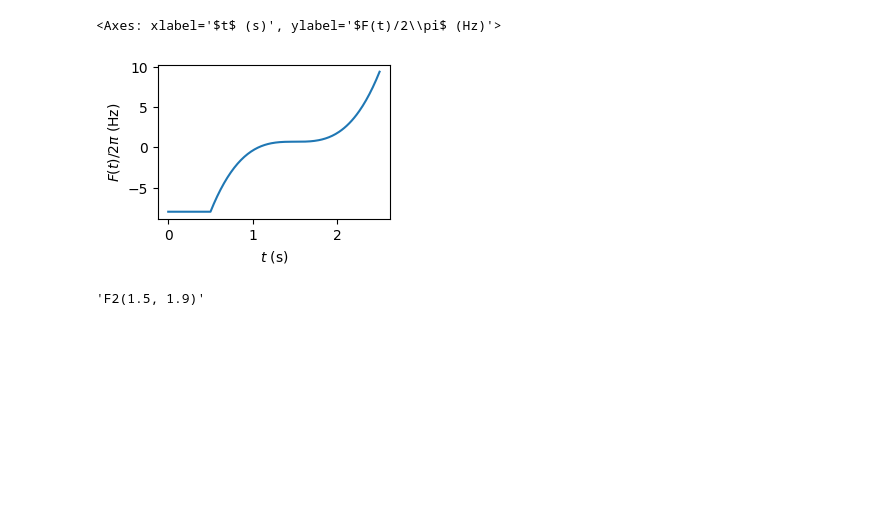
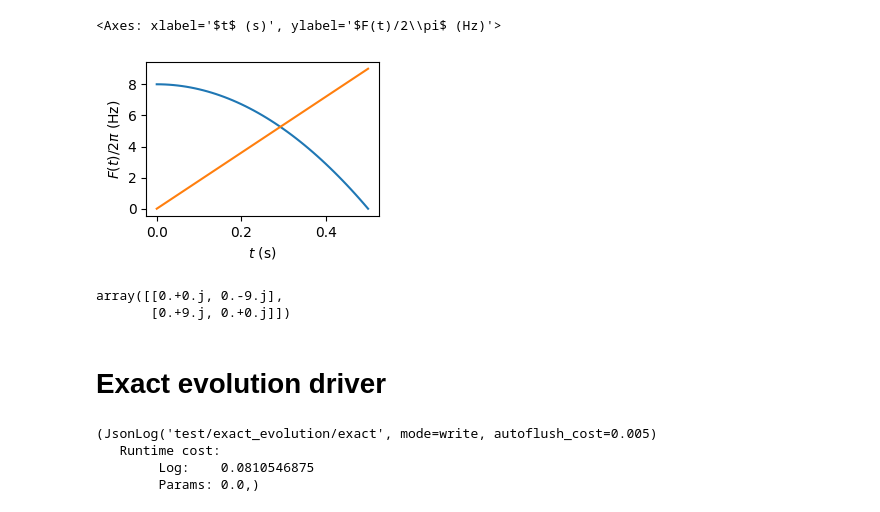
Before and after one commit to lindamauron/dynamics, a Jupyter notebook: test.ipynb, the cells around one changed output. Drawn from its saved outputs; the diff is of its cells as text; code cells hidden in the pictures; blank space fills up the shorter version.

Commit message:
Adapt exact tdvp driver from long time ago. Make things cleaner

```diff
--- a/test.ipynb
+++ b/test.ipynb
@@ -4,6 +7,6 @@ import matplotlib.pyplot as plt
 import dynamics as dn
 # %%
-F1 =  dn.frequencies.Cubic(2.0, -8, 9.4).time_shift(-0.)
-F2 = dn.frequencies.Constant(0.5, -8)
+F1 = dn.frequencies.Quadratic(0.5, 8, 0)
+F2 = dn.frequencies.Linear(0.5, 0, 9)
 
-F = F2.append(F1)
+F = F1.append(F2)
@@ -17,23 +18,12 @@ plt.plot(times, F(times)/2/3.14)
+# %%
+import netket as nk
+
+x = nk.operator.spin.sigmax(nk.hilbert.Spin(1 / 2), 0)
+y = nk.operator.spin.sigmay(nk.hilbert.Spin(1 / 2), 0)
+# %%
+H = dn.operators.hamiltonian.TimeDependentHamiltonian((x, y), (F1, F2))
 # %%
-F.plot()
+H.plot()
 # %% [output]
 <Axes: xlabel='$t$ (s)', ylabel='$F(t)/2\\pi$ (Hz)'>
-[figure, old version]
+[figure, new version]
-# %%
-def F1(x,y):
-    return f'F1({x}, {y})'
-
-def F2(x,y):
-    return f'F2({x}, {y})'
-
-T = 1.0
-t1 = 1.5
-t2 = 1.9
-
-flag1 = (t1 < T)
-flag2 = (t2 > T)
-
-y1 =
-flag1*F1(t1, t2*(1-flag2) + T*flag2) + flag2*F2(t1*(1-flag1) + T*flag1, t2)
-# %% [output]
-'F2(1.5, 1.9)'
@@ -41,0 +30,7 @@ np.linspace()
+# %%
+H(0.5).to_dense()/2/np.pi
+# %% [output]
+array([[0.+0.j, 0.-9.j],
+       [0.+9.j, 0.+0.j]])
+# %% [markdown]
+# Exact evolution driver
@@ -41,0 +59,9 @@ np.linspace()
+# %%
+te.run(
+    T, out='test/exact_evolution/', obs={'m':sum([sigmaz(hi,i) for i in range(N)])/N, 'x':sum([sigmax(hi,i) for i in range(N)])/N}
+)
+# %% [output]
+(JsonLog('test/exact_evolution/exact', mode=write, autoflush_cost=0.005)
+   Runtime cost:
+        Log:    0.0810546875
+        Params: 0.0,)
```
Also changed, not shown: parts of 11 cells of this notebook, 24 other files.
